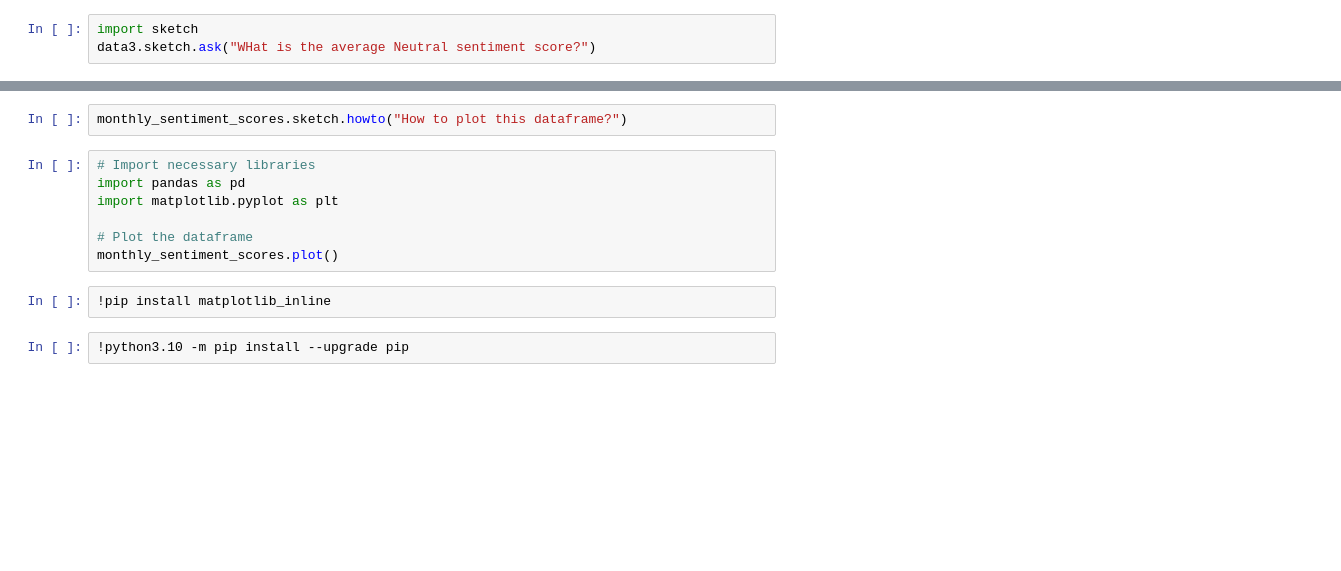
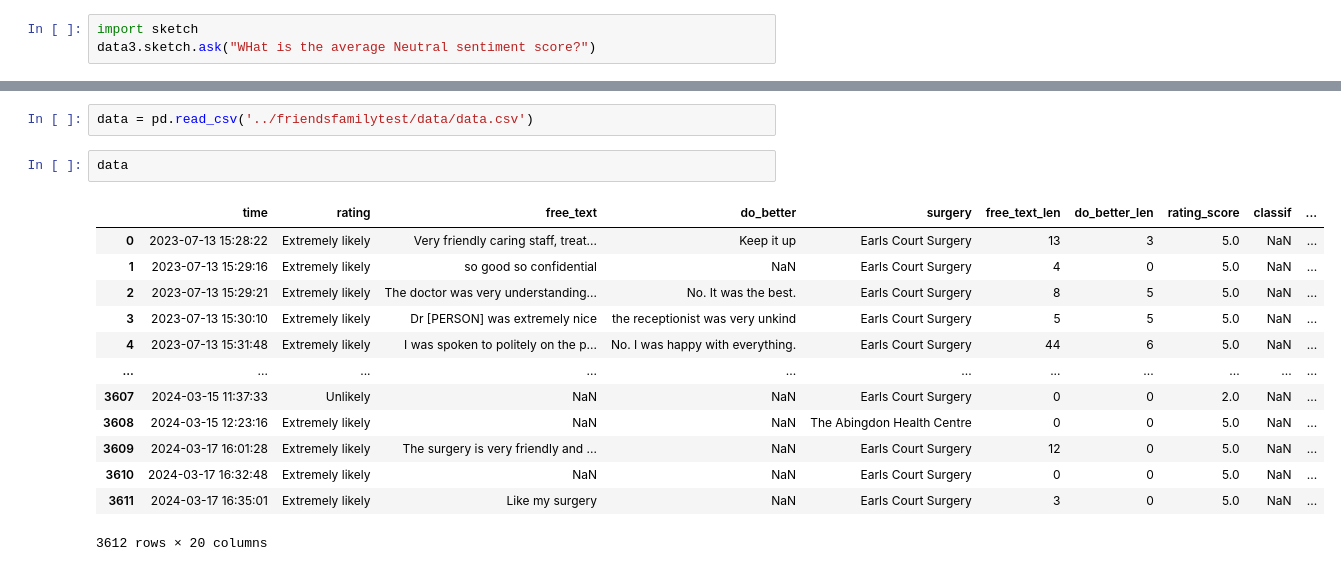
Before and after one commit to janduplessis883/friends-and-family-test-analysis, a Jupyter notebook: notebooks/Untitled1.ipynb, the cells around one changed output, grey strips where cells are left out. Drawn from its saved outputs; the diff is of its cells as text; blank space fills up the shorter version.

Commit message:
Automated commit via Python script - 2024-03-18 06:31

```diff
--- a/notebooks/Untitled1.ipynb
+++ b/notebooks/Untitled1.ipynb
@@ -141,13 +156,18 @@ import matplotlib.pyplot as plt
-# %%
-monthly_sentiment_scores.sketch.howto("How to plot this dataframe?")
-# %%
-# Import necessary libraries
-import pandas as pd
-import matplotlib.pyplot as plt
-
-# Plot the dataframe
-monthly_sentiment_scores.plot()
-# %%
-!pip install matplotlib_inline
-# %%
-!python3.10 -m pip install --upgrade pip
+# %%
+data = pd.read_csv('../friendsfamilytest/data/data.csv')
+# %%
+data
+# %% [output]
+|  | time | rating | free_text | do_better | surgery | free_text_len | do_better_len | rating_score | classif | ... |
+| 0 | 2023-07-13 15:28:22 | Extremely likely | Very friendly caring staff, treat... | Keep it up | Earls Court Surgery | 13 | 3 | 5.0 | NaN | ... |
+| 1 | 2023-07-13 15:29:16 | Extremely likely | so good so confidential | NaN | Earls Court Surgery | 4 | 0 | 5.0 | NaN | ... |
+| 2 | 2023-07-13 15:29:21 | Extremely likely | The doctor was very understanding... | No. It was the best. | Earls Court Surgery | 8 | 5 | 5.0 | NaN | ... |
+| 3 | 2023-07-13 15:30:10 | Extremely likely | Dr [PERSON] was extremely nice | the receptionist was very unkind | Earls Court Surgery | 5 | 5 | 5.0 | NaN | ... |
+| 4 | 2023-07-13 15:31:48 | Extremely likely | I was spoken to politely on the p... | No. I was happy with everything. | Earls Court Surgery | 44 | 6 | 5.0 | NaN | ... |
+| ... | ... | ... | ... | ... | ... | ... | ... | ... | ... | ... |
+| 3607 | 2024-03-15 11:37:33 | Unlikely | NaN | NaN | Earls Court Surgery | 0 | 0 | 2.0 | NaN | ... |
+| 3608 | 2024-03-15 12:23:16 | Extremely likely | NaN | NaN | The Abingdon Health Centre | 0 | 0 | 5.0 | NaN | ... |
+| 3609 | 2024-03-17 16:01:28 | Extremely likely | The surgery is very friendly and ... | NaN | Earls Court Surgery | 12 | 0 | 5.0 | NaN | ... |
+| 3610 | 2024-03-17 16:32:48 | Extremely likely | NaN | NaN | Earls Court Surgery | 0 | 0 | 5.0 | NaN | ... |
+| 3611 | 2024-03-17 16:35:01 | Extremely likely | Like my surgery | NaN | Earls Court Surgery | 3 | 0 | 5.0 | NaN | ... |
+3612 rows × 20 columns
```
Also changed, not shown: parts of 22 cells of this notebook, 4 other files.
